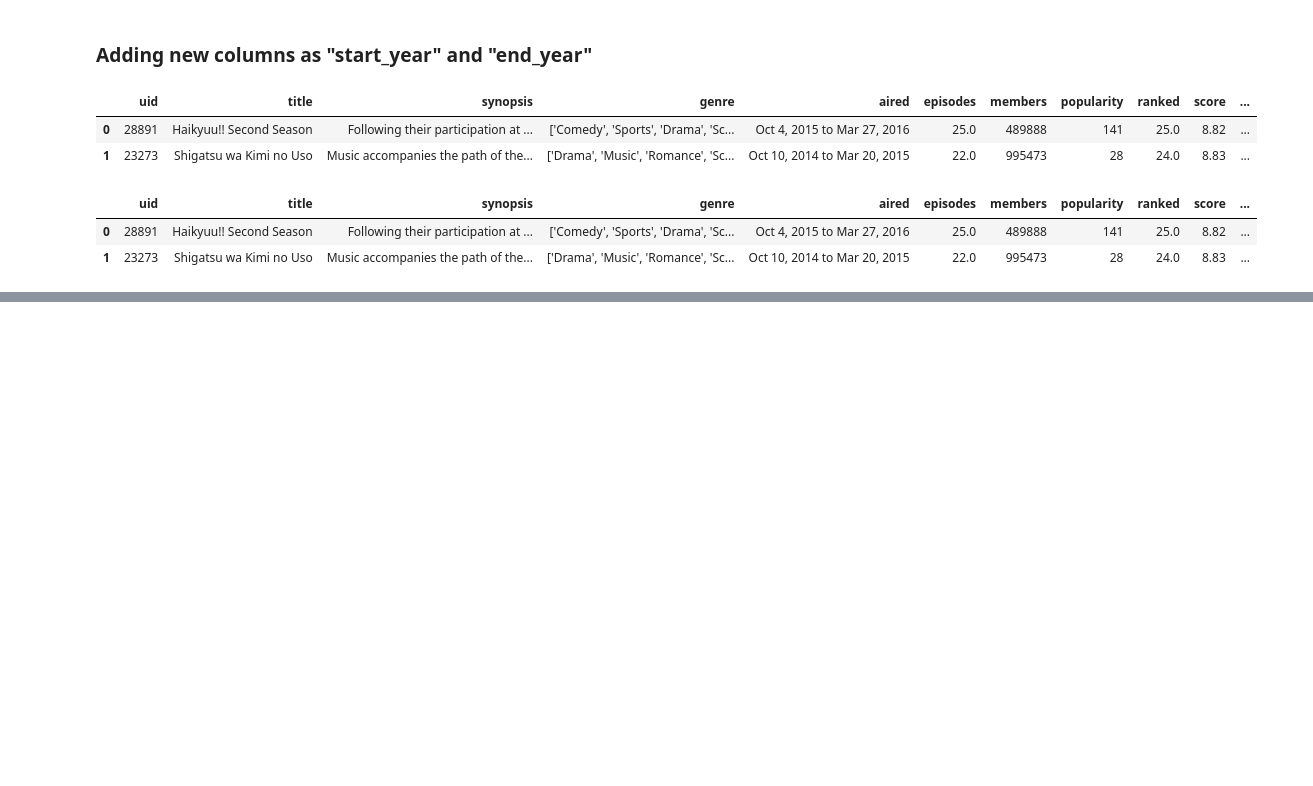
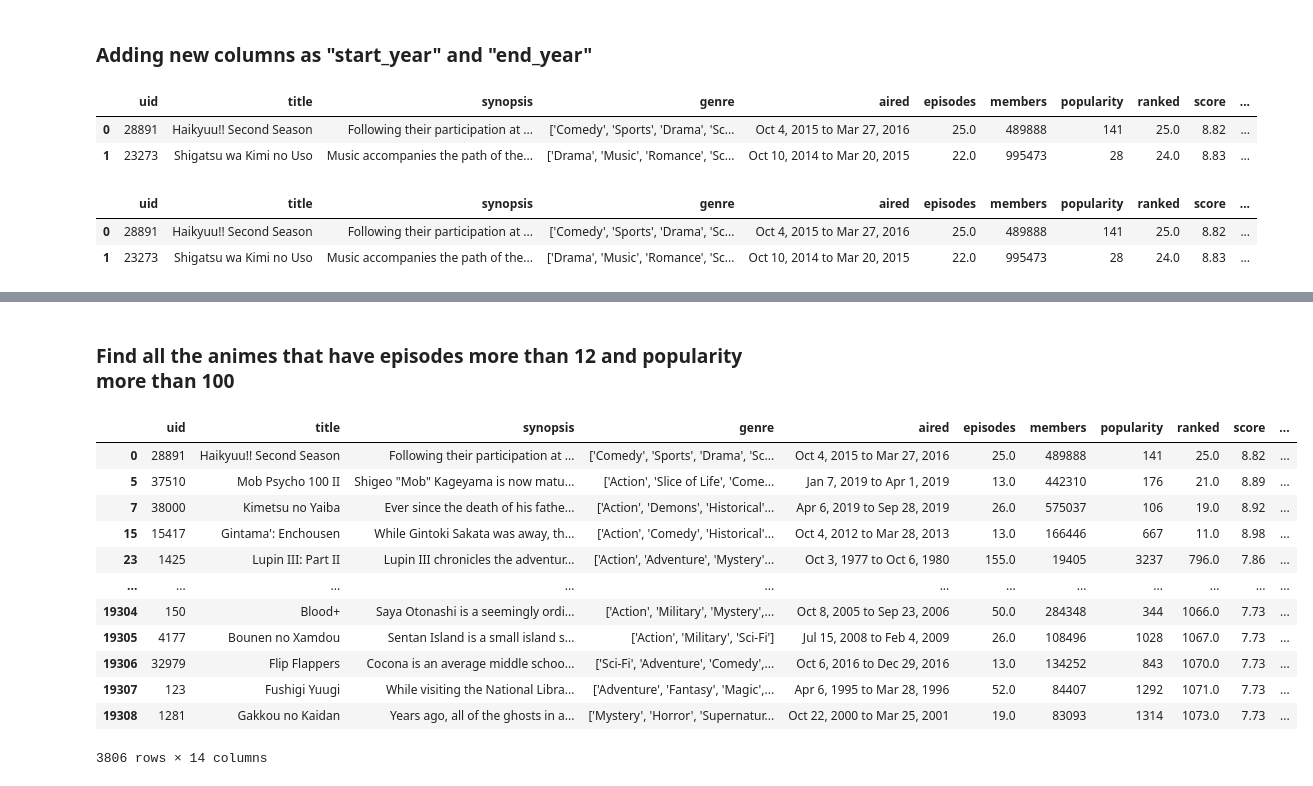
Before and after one commit to Tanay-Dwivedi/Animes-Data-Analysis, a Jupyter notebook: animes_data_analysis.ipynb, the cells around one changed output, grey strips where cells are left out. Drawn from its saved outputs; the diff is of its cells as text; code cells hidden in the pictures; blank space fills up the shorter version.

```diff
--- a/animes_data_analysis.ipynb
+++ b/animes_data_analysis.ipynb
@@ -149,0 +168,18 @@ df.head(2)
+# %% [markdown]
+### Find all the animes that have episodes more than 12 and popularity more than 100
+# %%
+df[(df["episodes"] > 12) & (df["popularity"] > 100)]
+# %% [output]
+|  | uid | title | synopsis | genre | aired | episodes | members | popularity | ranked | score | ... |
+| 0 | 28891 | Haikyuu!! Second Season | Following their participation at ... | ['Comedy', 'Sports', 'Drama', 'Sc... | Oct 4, 2015 to Mar 27, 2016 | 25.0 | 489888 | 141 | 25.0 | 8.82 | ... |
+| 5 | 37510 | Mob Psycho 100 II | Shigeo "Mob" Kageyama is now matu... | ['Action', 'Slice of Life', 'Come... | Jan 7, 2019 to Apr 1, 2019 | 13.0 | 442310 | 176 | 21.0 | 8.89 | ... |
+| 7 | 38000 | Kimetsu no Yaiba | Ever since the death of his fathe... | ['Action', 'Demons', 'Historical'... | Apr 6, 2019 to Sep 28, 2019 | 26.0 | 575037 | 106 | 19.0 | 8.92 | ... |
+| 15 | 15417 | Gintama': Enchousen | While Gintoki Sakata was away, th... | ['Action', 'Comedy', 'Historical'... | Oct 4, 2012 to Mar 28, 2013 | 13.0 | 166446 | 667 | 11.0 | 8.98 | ... |
+| 23 | 1425 | Lupin III: Part II | Lupin III chronicles the adventur... | ['Action', 'Adventure', 'Mystery'... | Oct 3, 1977 to Oct 6, 1980 | 155.0 | 19405 | 3237 | 796.0 | 7.86 | ... |
+| ... | ... | ... | ... | ... | ... | ... | ... | ... | ... | ... | ... |
+| 19304 | 150 | Blood+ | Saya Otonashi is a seemingly ordi... | ['Action', 'Military', 'Mystery',... | Oct 8, 2005 to Sep 23, 2006 | 50.0 | 284348 | 344 | 1066.0 | 7.73 | ... |
+| 19305 | 4177 | Bounen no Xamdou | Sentan Island is a small island s... | ['Action', 'Military', 'Sci-Fi'] | Jul 15, 2008 to Feb 4, 2009 | 26.0 | 108496 | 1028 | 1067.0 | 7.73 | ... |
+| 19306 | 32979 | Flip Flappers | Cocona is an average middle schoo... | ['Sci-Fi', 'Adventure', 'Comedy',... | Oct 6, 2016 to Dec 29, 2016 | 13.0 | 134252 | 843 | 1070.0 | 7.73 | ... |
+| 19307 | 123 | Fushigi Yuugi | While visiting the National Libra... | ['Adventure', 'Fantasy', 'Magic',... | Apr 6, 1995 to Mar 28, 1996 | 52.0 | 84407 | 1292 | 1071.0 | 7.73 | ... |
+| 19308 | 1281 | Gakkou no Kaidan | Years ago, all of the ghosts in a... | ['Mystery', 'Horror', 'Supernatur... | Oct 22, 2000 to Mar 25, 2001 | 19.0 | 83093 | 1314 | 1073.0 | 7.73 | ... |
+3806 rows × 14 columns
```
Also changed, not shown: parts of 2 cells of this notebook.
